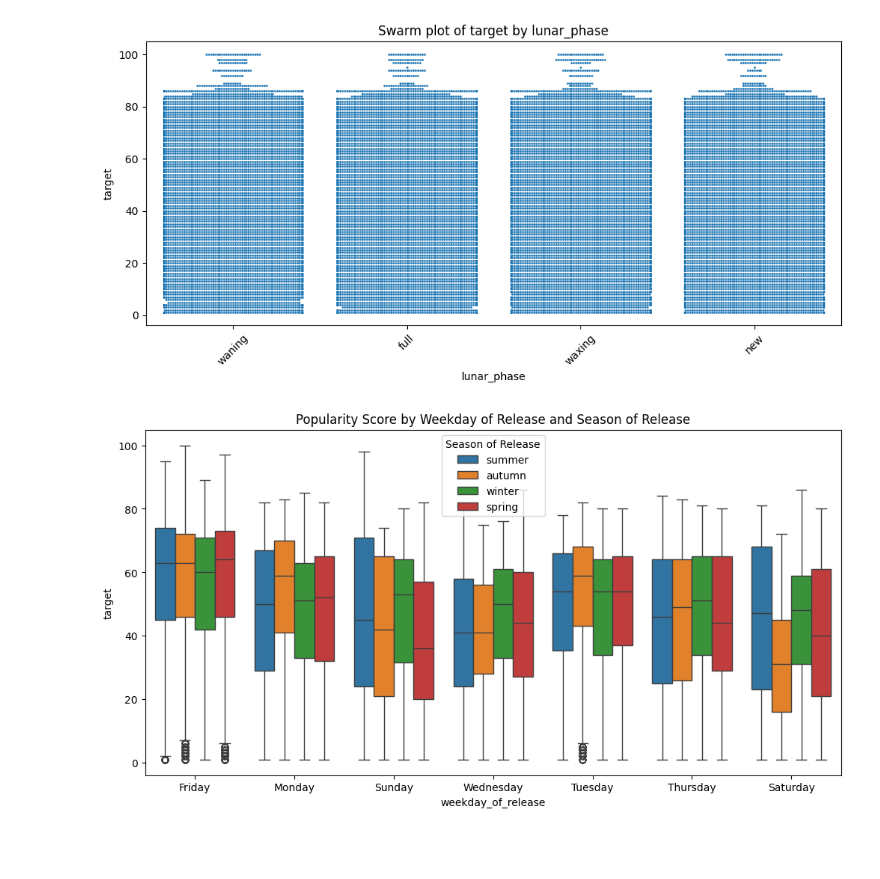
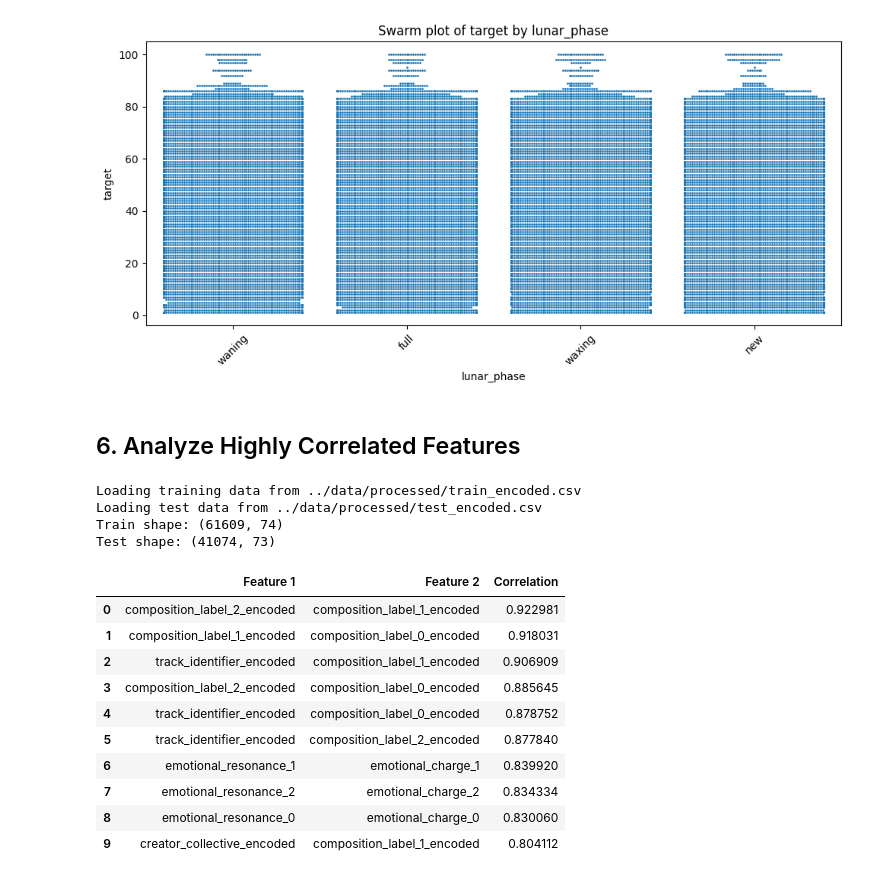
Before and after one commit to yugan243/Song-Popularity-Score-Prediction, a Jupyter notebook: notebooks/01_data_exploration.ipynb, the cells around one changed output. Cells and saved outputs as stored; diff of their text form; code cells hidden in the pictures; blank space fills up the shorter version.

```diff
--- a/notebooks/01_data_exploration.ipynb
+++ b/notebooks/01_data_exploration.ipynb
@@ -178,19 +178,34 @@ for col in ['weekday_of_release', 'season_of_release', 'lunar_phase']:
 [figure]
 [figure]
 [figure]
-# %%
-import matplotlib.pyplot as plt
-import seaborn as sns
-
-plt.figure(figsize=(12, 6))
-sns.boxplot(
-    data=train_df,
-    x='weekday_of_release',
-    y='target',
-    hue='season_of_release'
-)
-plt.title('Popularity Score by Weekday of Release and Season of Release')
-plt.legend(title='Season of Release')
-plt.show()
-# %% [output]
-[figure, removed]
+# %% [markdown]
+## 6. Analyze Highly Correlated Features
+# %%
+import sys
+sys.path.append('..')
+from src.data.data_inspection import get_highly_correlated_pairs
+from src.data.load_data import load_data
+
+
+train, test = load_data(
+    train_path="../data/processed/train_encoded.csv",
+    test_path="../data/processed/test_encoded.csv"
+)
+
+high_corr_pairs = get_highly_correlated_pairs(train.drop(columns=['target']),0.8)
+# %% [output]
+Loading training data from ../data/processed/train_encoded.csv
+Loading test data from ../data/processed/test_encoded.csv
+Train shape: (61609, 74)
+Test shape: (41074, 73)
+|  | Feature 1 | Feature 2 | Correlation |
+| 0 | composition_label_2_encoded | composition_label_1_encoded | 0.922981 |
+| 1 | composition_label_1_encoded | composition_label_0_encoded | 0.918031 |
+| 2 | track_identifier_encoded | composition_label_1_encoded | 0.906909 |
+| 3 | composition_label_2_encoded | composition_label_0_encoded | 0.885645 |
+| 4 | track_identifier_encoded | composition_label_0_encoded | 0.878752 |
+| 5 | track_identifier_encoded | composition_label_2_encoded | 0.877840 |
+| 6 | emotional_resonance_1 | emotional_charge_1 | 0.839920 |
+| 7 | emotional_resonance_2 | emotional_charge_2 | 0.834334 |
+| 8 | emotional_resonance_0 | emotional_charge_0 | 0.830060 |
+| 9 | creator_collective_encoded | composition_label_1_encoded | 0.804112 |
```
Also changed, not shown: 7 other files.
